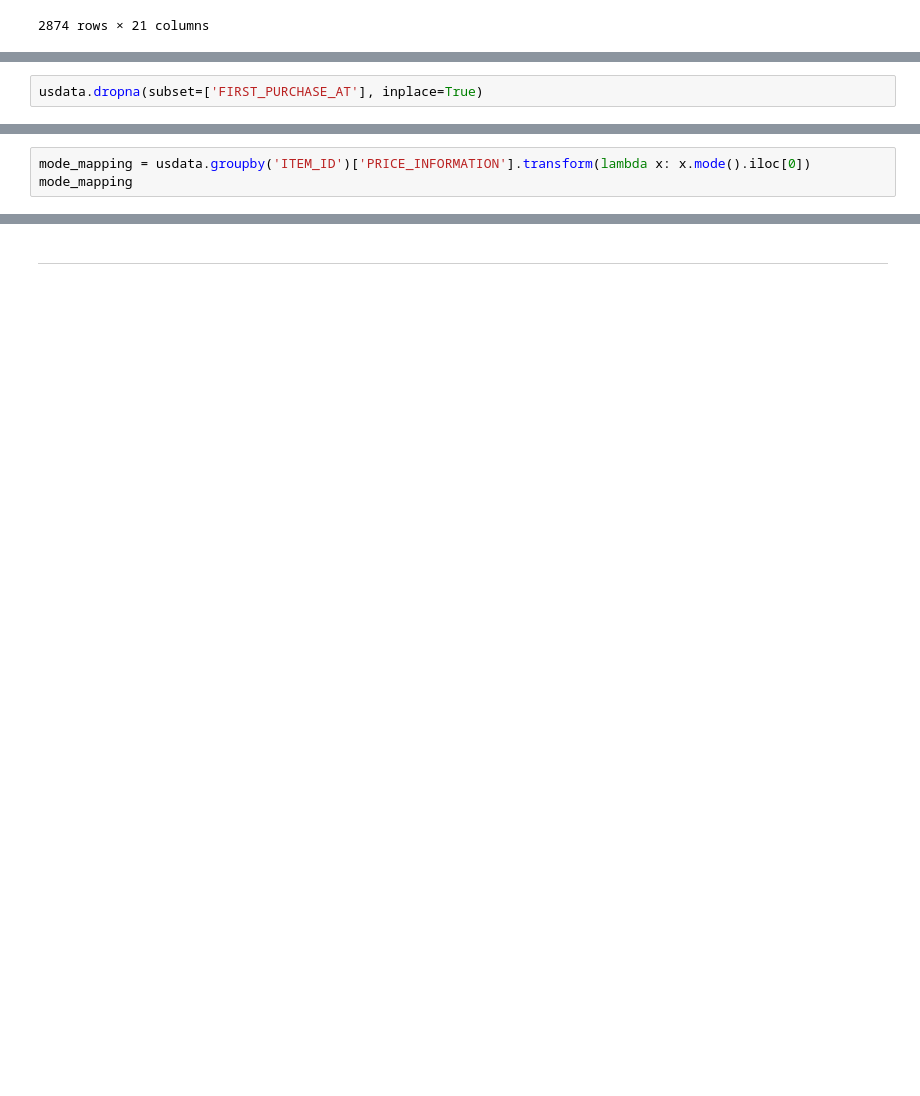
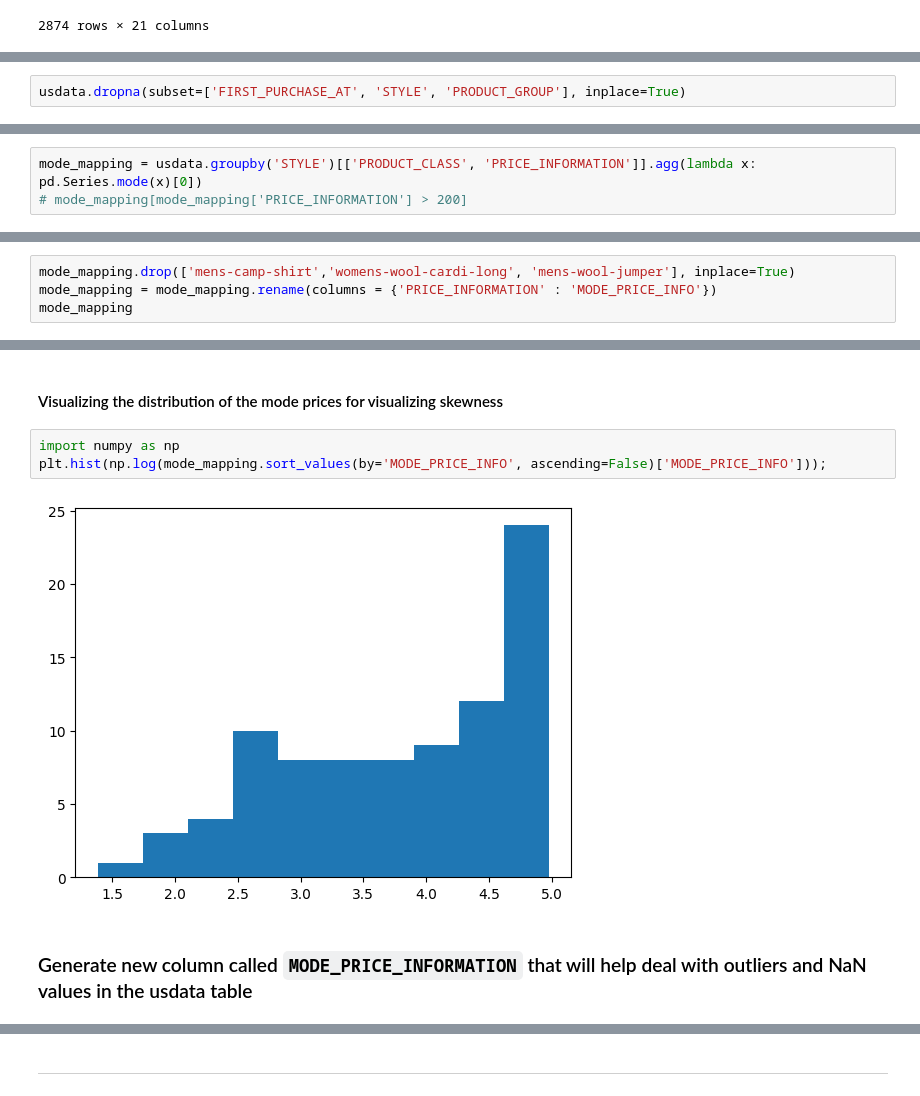
Before and after one commit to wildd96/all-recsys, a Jupyter notebook: eda.ipynb, the cells around one changed output, grey strips where cells are left out. Cells and saved outputs as stored; diff of their text form; blank space fills up the shorter version.

```diff
--- a/eda.ipynb
+++ b/eda.ipynb
@@ -188,5 +191,5 @@ usdata[usdata['PRICE_INFORMATION'].isna()]
 # %%
-usdata.dropna(subset=['FIRST_PURCHASE_AT'], inplace=True)
+usdata.dropna(subset=['FIRST_PURCHASE_AT', 'STYLE', 'PRODUCT_GROUP'], inplace=True)
 # %% [output]
 A value is trying to be set on a copy of a slice from a DataFrame
 
@@ -195,3 +198,3 @@ See the caveats in the documentation: https://pandas.pydata.org/pandas-docs/stab
 # %%
-mode_mapping = usdata.groupby('ITEM_ID')['PRICE_INFORMATION'].transform(lambda x: x.mode().iloc[0])
-mode_mapping
+mode_mapping = usdata.groupby('STYLE')[['PRODUCT_CLASS', 'PRICE_INFORMATION']].agg(lambda x: pd.Series.mode(x)[0])
+# mode_mapping[mode_mapping['PRICE_INFORMATION'] > 200]
@@ -217,0 +222,4 @@ See the caveats in the documentation: https://pandas.pydata.org/pandas-docs/stab
+# %%
+mode_mapping.drop(['mens-camp-shirt','womens-wool-cardi-long', 'mens-wool-jumper'], inplace=True)
+mode_mapping = mode_mapping.rename(columns = {'PRICE_INFORMATION' : 'MODE_PRICE_INFO'})
+mode_mapping
@@ -217,0 +241,9 @@ See the caveats in the documentation: https://pandas.pydata.org/pandas-docs/stab
+# %% [markdown]
+#### Visualizing the distribution of the mode prices for visualizing skewness
+# %%
+import numpy as np
+plt.hist(np.log(mode_mapping.sort_values(by='MODE_PRICE_INFO', ascending=False)['MODE_PRICE_INFO']));
+# %% [output]
+[figure, added]
+# %% [markdown]
+### Generate new column called `MODE_PRICE_INFORMATION` that will help deal with outliers and NaN values in the usdata table
```
Also changed, not shown: parts of 24 cells of this notebook.
